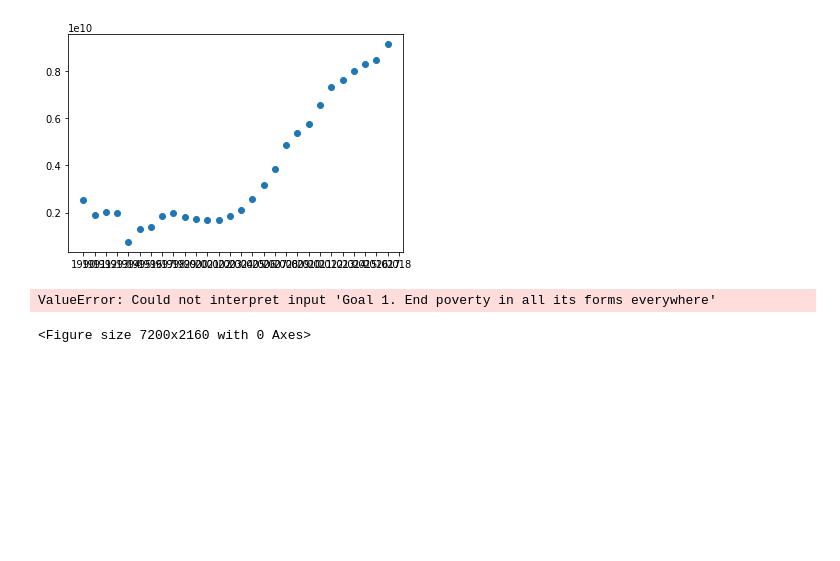
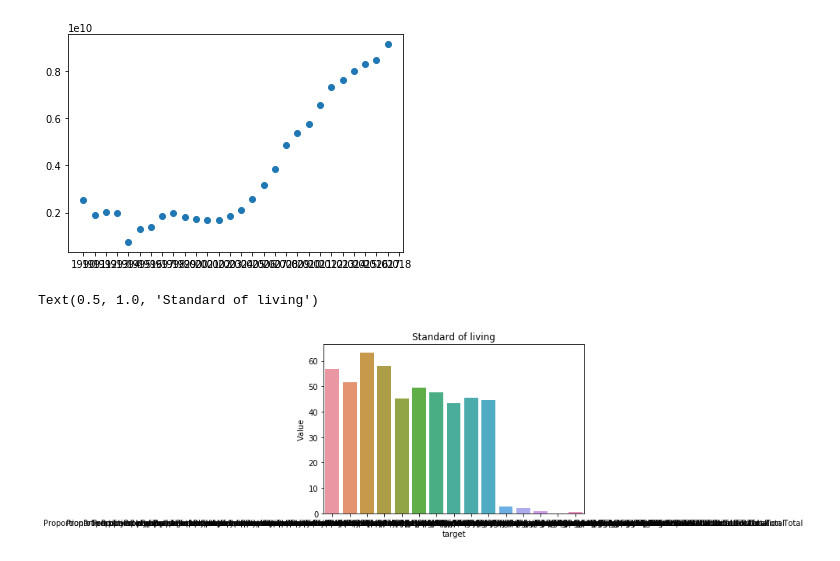
Before and after one commit to OmolaraAdisa/Omolara_capstone_project, a Jupyter notebook: Standard of living.ipynb, the cells around one changed output. Saved outputs shown, nothing was run; the diff lists cells and outputs as text; code cells hidden in the pictures; blank space fills up the shorter version.

```diff
--- a/Standard of living.ipynb
+++ b/Standard of living.ipynb
@@ -102,4 +103,4 @@ sdg
 | 2006 | Goal 17. Strengthen the means of ... | Number of countries that have con... | Number | 1.00 |
 1567 rows × 4 columns
 # %%
-print((sdg[sdg['goal'] == 'Goal 1. End poverty in all its forms everywhere']))
+Goal1 = (sdg[sdg['goal'] == 'Goal 1. End poverty in all its forms everywhere'])
@@ -672,9 +406,10 @@ plt.scatter(years, gdp)
 # %% [output]
 <matplotlib.collections.PathCollection at 0x...>
 [figure]
-# %%
-plt.figure(figsize=(100,30))
-visual = sns.barplot(x = 'Goal 1. End poverty in all its forms everywhere', y = 'Value', data=sdg)
-# %% [output]
-ValueError: Could not interpret input 'Goal 1. End poverty in all its forms everywhere'
-<Figure size 7200x2160 with 0 Axes>
+# %%
+
+visual = sns.barplot(x = 'target', y = 'Value', data=Goal1, ci = None)
+visual.set_title('Standard of living')
+# %% [output]
+Text(0.5, 1.0, 'Standard of living')
+[figure, added]
```
Also changed, not shown: parts of 24 cells of this notebook.
